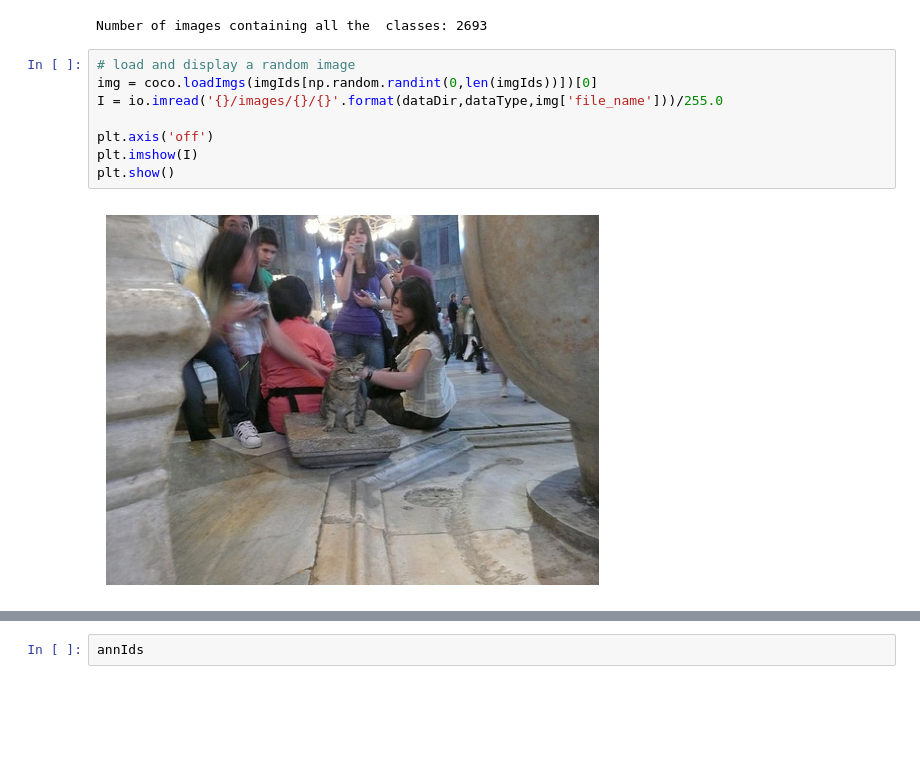
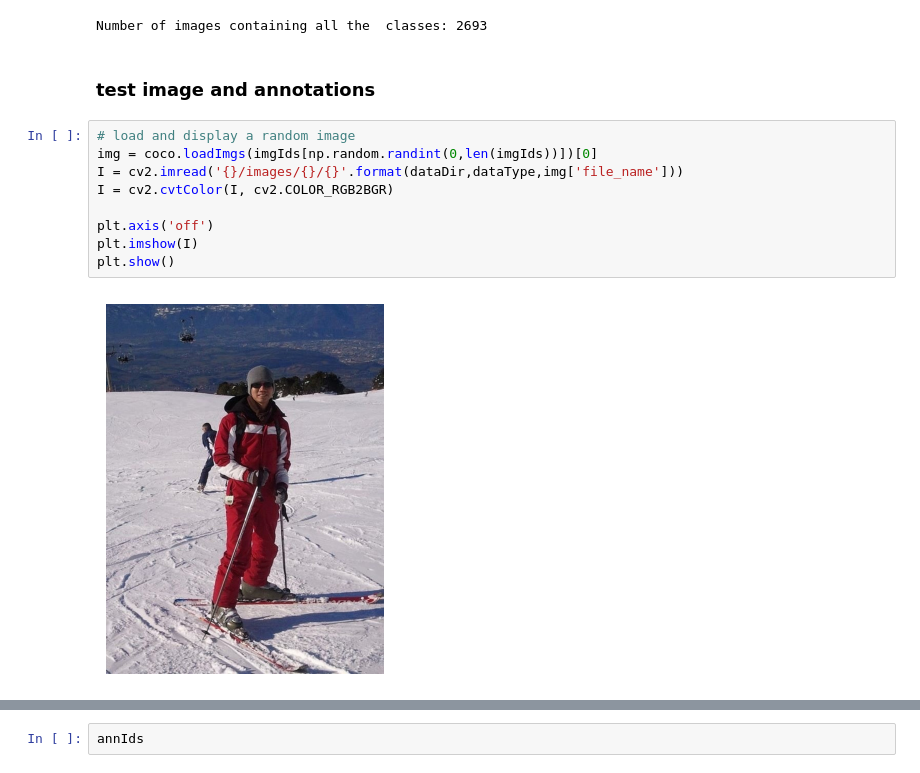
Before and after one commit to hungnq1310/customize_yolov7, a Jupyter notebook: tools/eda.ipynb, the cells around one changed output, grey strips where cells are left out. Cells and saved outputs as stored; diff of their text form; blank space fills up the shorter version.

```diff
--- a/tools/eda.ipynb
+++ b/tools/eda.ipynb
@@ -40,16 +38,19 @@ imgIds = coco.getImgIds(catIds=catIds)
 print("Number of images containing all the  classes:", len(imgIds))
 # %% [output]
 Number of images containing all the  classes: 2693
+# %% [markdown]
+### test image and annotations
 # %%
 # load and display a random image
 img = coco.loadImgs(imgIds[np.random.randint(0,len(imgIds))])[0]
-I = io.imread('{}/images/{}/{}'.format(dataDir,dataType,img['file_name']))/255.0
+I = cv2.imread('{}/images/{}/{}'.format(dataDir,dataType,img['file_name']))
+I = cv2.cvtColor(I, cv2.COLOR_RGB2BGR)
 
 plt.axis('off')
 plt.imshow(I)
 plt.show()
 # %% [output]
-[figure, old version]
+[figure, new version]
 # %%
 img
 # %% [output]
```
Also changed, not shown: parts of 14 cells of this notebook.
